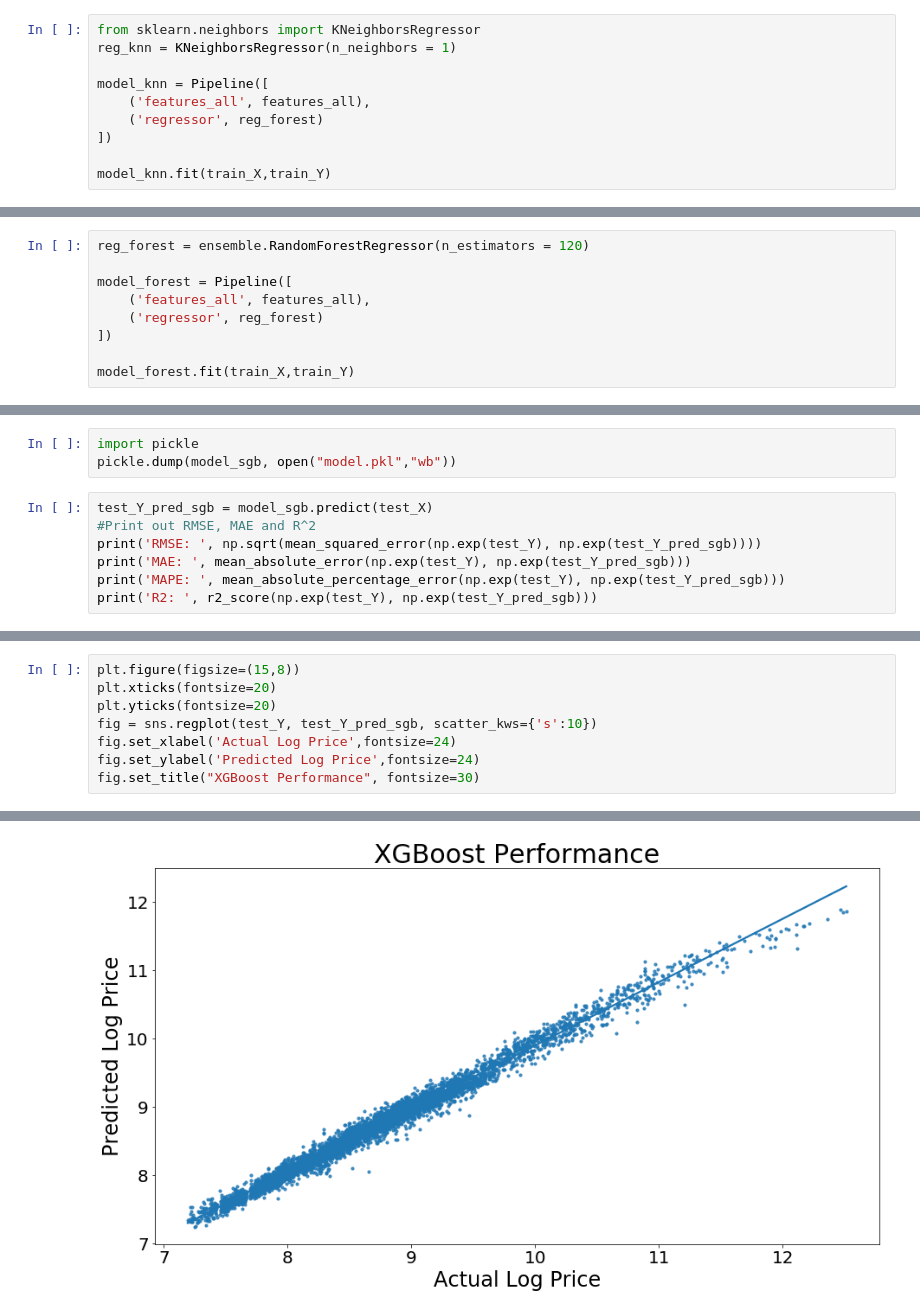
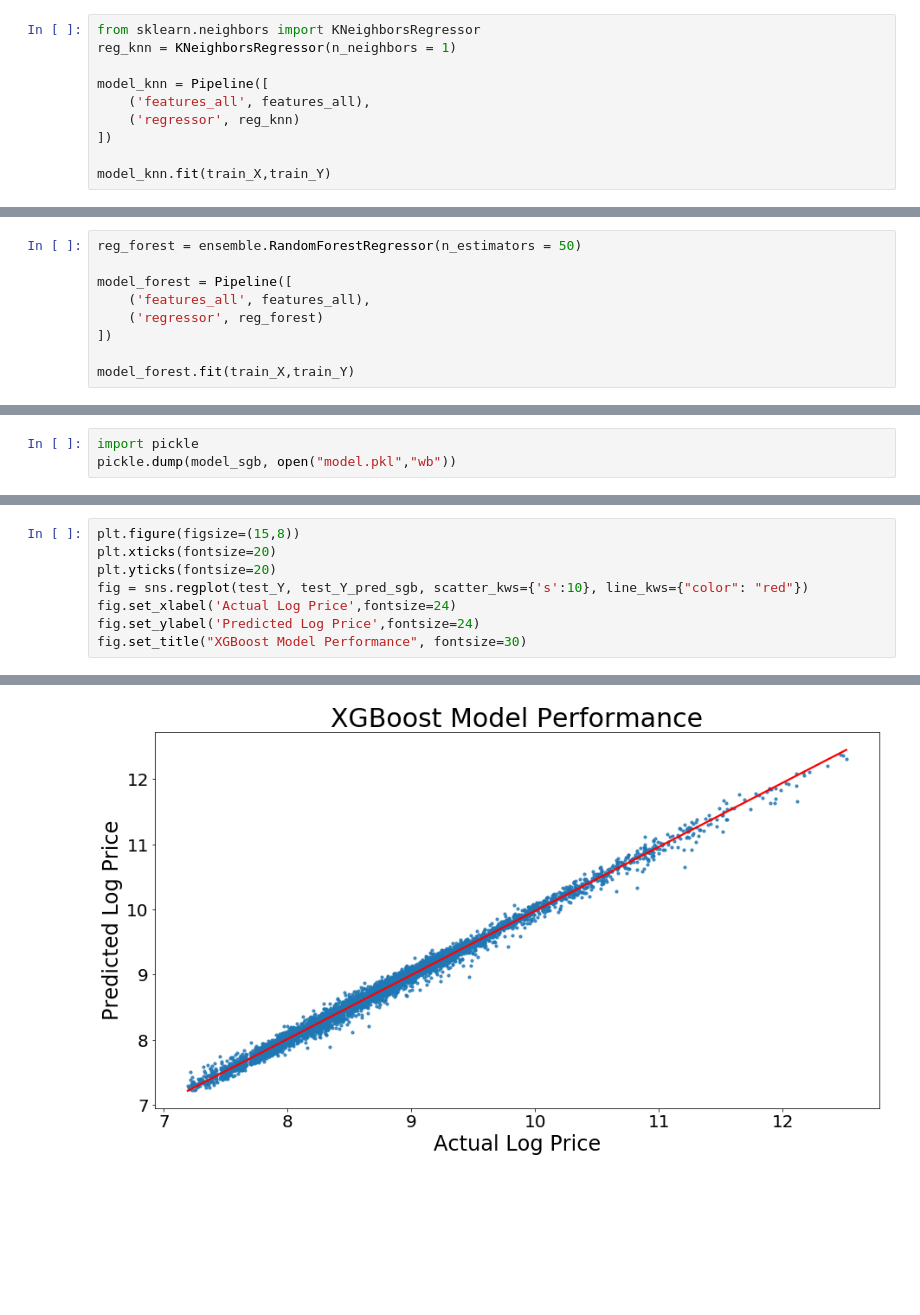
Before and after one commit to Yvonnejyy/diamondPricePrediction, a Jupyter notebook: notebook/Capstone Project - Diamond Price Prediction.ipynb, the cells around one changed output, grey strips where cells are left out. Drawn from its saved outputs; the diff is of its cells as text; blank space fills up the shorter version.

```diff
--- a/notebook/Capstone Project - Diamond Price Prediction.ipynb
+++ b/notebook/Capstone Project - Diamond Price Prediction.ipynb
@@ -382,7 +361,7 @@ reg_knn = KNeighborsRegressor(n_neighbors = 1)
 
 model_knn = Pipeline([
     ('features_all', features_all),
-    ('regressor', reg_forest)
+    ('regressor', reg_knn)
 ])
 
 model_knn.fit(train_X,train_Y)
@@ -429,5 +417,5 @@ The best hyperparameter is:  {'n_estimators': 120}
 # %%
-reg_forest = ensemble.RandomForestRegressor(n_estimators = 120)
+reg_forest = ensemble.RandomForestRegressor(n_estimators = 50)
 
 model_forest = Pipeline([
     ('features_all', features_all),
@@ -720,10 +655,3 @@ R2:  0.9925222930092888
 # %%
 import pickle
 pickle.dump(model_sgb, open("model.pkl","wb"))
-# %%
-test_Y_pred_sgb = model_sgb.predict(test_X)
-#Print out RMSE, MAE and R^2
-print('RMSE: ', np.sqrt(mean_squared_error(np.exp(test_Y), np.exp(test_Y_pred_sgb))))
-print('MAE: ', mean_absolute_error(np.exp(test_Y), np.exp(test_Y_pred_sgb)))
-print('MAPE: ', mean_absolute_percentage_error(np.exp(test_Y), np.exp(test_Y_pred_sgb)))
-print('R2: ', r2_score(np.exp(test_Y), np.exp(test_Y_pred_sgb)))
@@ -789,8 +659,8 @@ R2:  0.9818324718121764
 plt.figure(figsize=(15,8))
 plt.xticks(fontsize=20)
 plt.yticks(fontsize=20)
-fig = sns.regplot(test_Y, test_Y_pred_sgb, scatter_kws={'s':10})
+fig = sns.regplot(test_Y, test_Y_pred_sgb, scatter_kws={'s':10}, line_kws={"color": "red"})
 fig.set_xlabel('Actual Log Price',fontsize=24)
 fig.set_ylabel('Predicted Log Price',fontsize=24)
-fig.set_title("XGBoost Performance", fontsize=30)
+fig.set_title("XGBoost Model Performance", fontsize=30)
 # %% [output]
@@ -798 +668 @@ Text(0.5, 1.0, 'XGBoost Performance')
-[figure, old version]
+[figure, new version]
```
Also changed, not shown: parts of 61 cells of this notebook.
